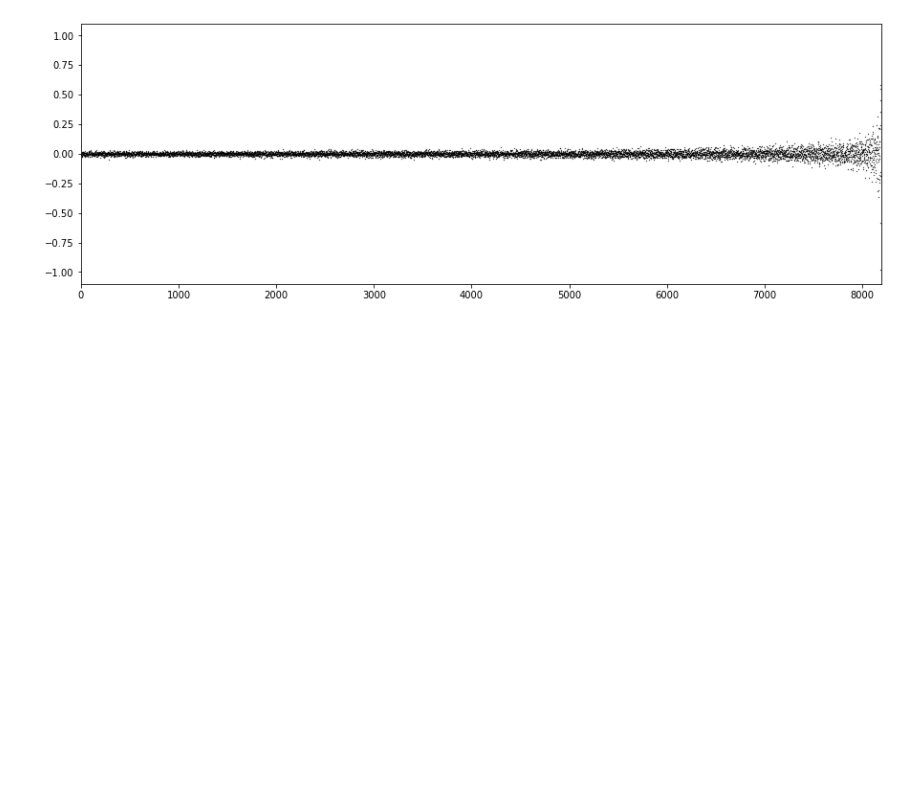
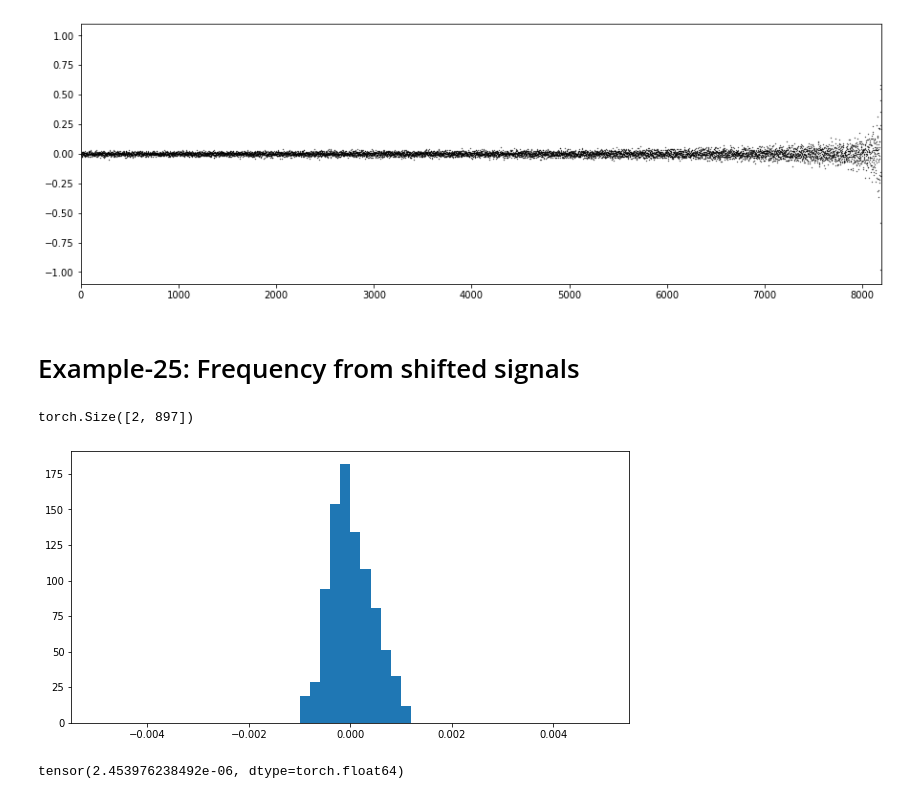
Before and after one commit to i-a-morozov/harmonica, a Jupyter notebook: notebook/nb_frequency.ipynb, the cells around one changed output. Drawn from its saved outputs; the diff is of its cells as text; code cells hidden in the pictures; blank space fills up the shorter version.

Commit message:
26_11_2021: shift example

```diff
--- a/notebook/nb_frequency.ipynb
+++ b/notebook/nb_frequency.ipynb
@@ -1763,3 +1763,38 @@ plt.show()
 # %% [output]
 [figure]
 [figure]
+# %% [markdown]
+# Example-25: Frequency from shifted signals
+# %%
+# Set parameters
+dtype, device = torch.float64, 'cpu'
+size, length = 2, 8192
+
+# Set window
+win = Window.from_cosine(length, order=1.0, dtype=dtype, device=device)
+
+# Set TbT
+t = torch.linspace(1, length, length, dtype=dtype, device=device)
+x = 0.75*torch.cos(2.0*numpy.pi*0.12*t + 0.10)
+y = 0.50*torch.cos(2.0*numpy.pi*0.31*t + 0.50)
+tbt = Data.from_tensor(win, torch.stack([x, y]))
+
+# Add noise and reset
+Data.add_noise(tbt.data, torch.tensor([1.0E-2, 1.0E-4], dtype=dtype, device=device))
+tbt.reset()
+
+# Estimate frequency from shifted signals
+f = Frequency(tbt)
+out = f.task_shift(1024, 8)
+print(out.shape)
+# %% [output]
+torch.Size([2, 897])
+# %%
+# Plot result (1st signal)
+plt.figure(figsize=(10,5))
+plt.hist((out[0].cpu().numpy()-0.12)/0.12 * 100, bins=50, range=(-0.005, 0.005))
+plt.show()
+print(out[0].max() - out[0].min())
+# %% [output]
+[figure, added]
+tensor(2.453976238492e-06, dtype=torch.float64)
```
Also changed, not shown: parts of 1 cell of this notebook.
